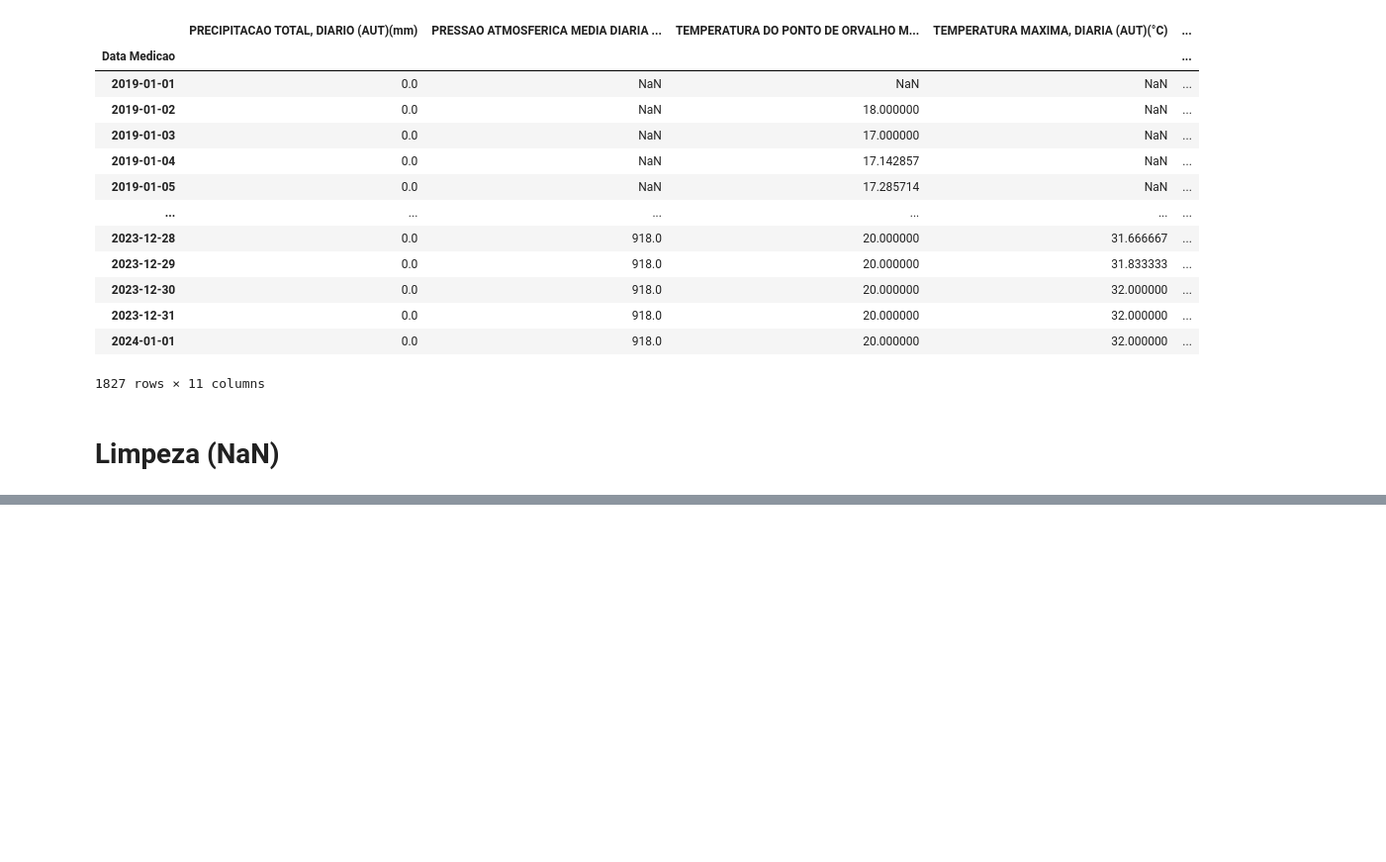
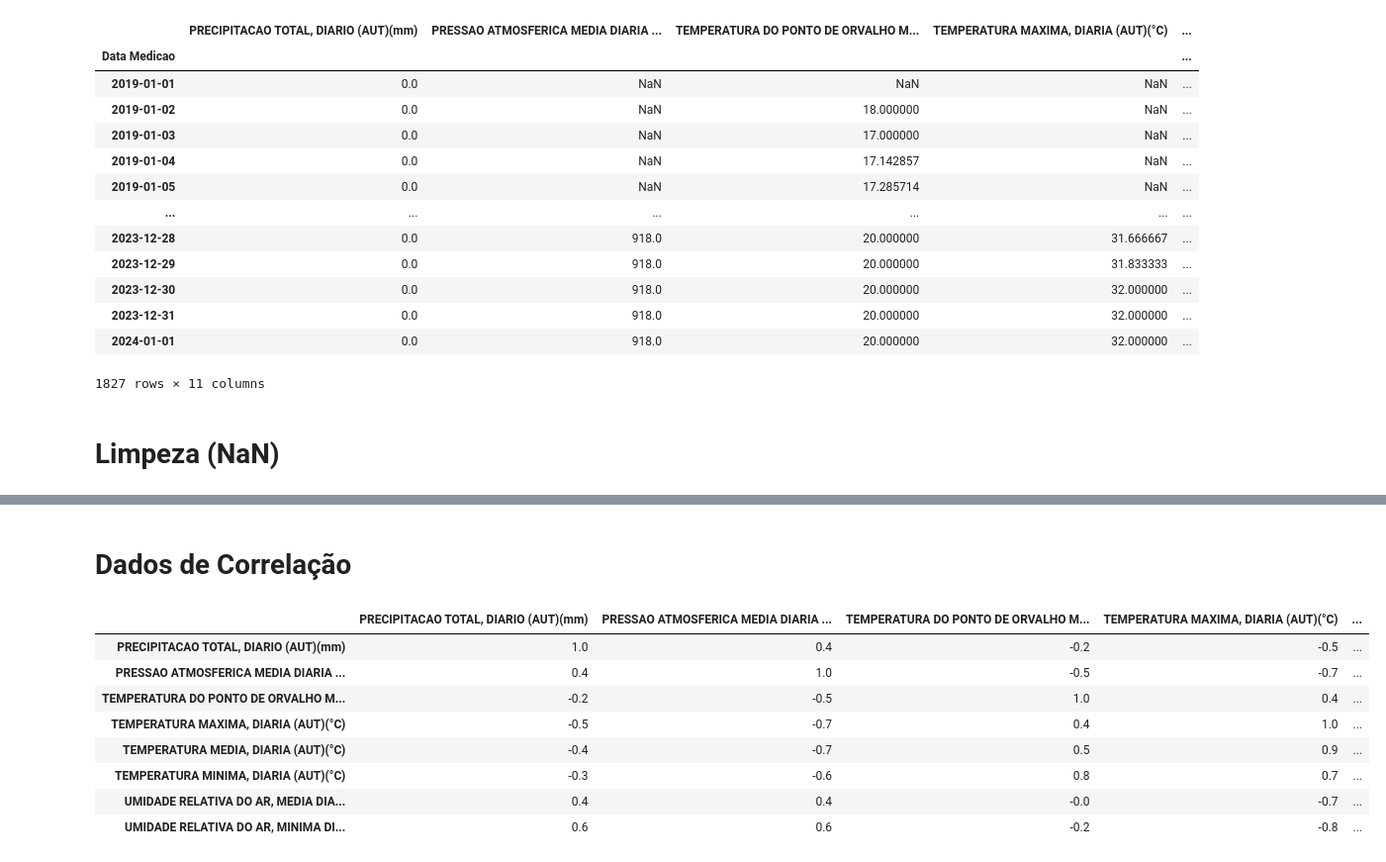
Before and after one commit to big-data-project-drffw/bd-weather-prev, a Jupyter notebook: Notebook1.ipynb, the cells around one changed output, grey strips where cells are left out. Shown at 99% size. Cells and saved outputs as stored; diff of their text form; code cells hidden in the pictures; blank space fills up the shorter version.

```diff
--- a/Notebook1.ipynb
+++ b/Notebook1.ipynb
@@ -217,0 +243,14 @@ display(interpolated_g3)
+# %% [markdown]
+# Dados de Correlação
+# %%
+display(corr1)
+# %% [output]
+|  | PRECIPITACAO TOTAL, DIARIO (AUT)(mm) | PRESSAO ATMOSFERICA MEDIA DIARIA ... | TEMPERATURA DO PONTO DE ORVALHO M... | TEMPERATURA MAXIMA, DIARIA (AUT)(°C) | ... |
+| PRECIPITACAO TOTAL, DIARIO (AUT)(mm) | 1.0 | 0.4 | -0.2 | -0.5 | ... |
+| PRESSAO ATMOSFERICA MEDIA DIARIA ... | 0.4 | 1.0 | -0.5 | -0.7 | ... |
+| TEMPERATURA DO PONTO DE ORVALHO M... | -0.2 | -0.5 | 1.0 | 0.4 | ... |
+| TEMPERATURA MAXIMA, DIARIA (AUT)(°C) | -0.5 | -0.7 | 0.4 | 1.0 | ... |
+| TEMPERATURA MEDIA, DIARIA (AUT)(°C) | -0.4 | -0.7 | 0.5 | 0.9 | ... |
+| TEMPERATURA MINIMA, DIARIA (AUT)(°C) | -0.3 | -0.6 | 0.8 | 0.7 | ... |
+| UMIDADE RELATIVA DO AR, MEDIA DIA... | 0.4 | 0.4 | -0.0 | -0.7 | ... |
+| UMIDADE RELATIVA DO AR, MINIMA DI... | 0.6 | 0.6 | -0.2 | -0.8 | ... |
```
Also changed, not shown: parts of 4 cells of this notebook.
